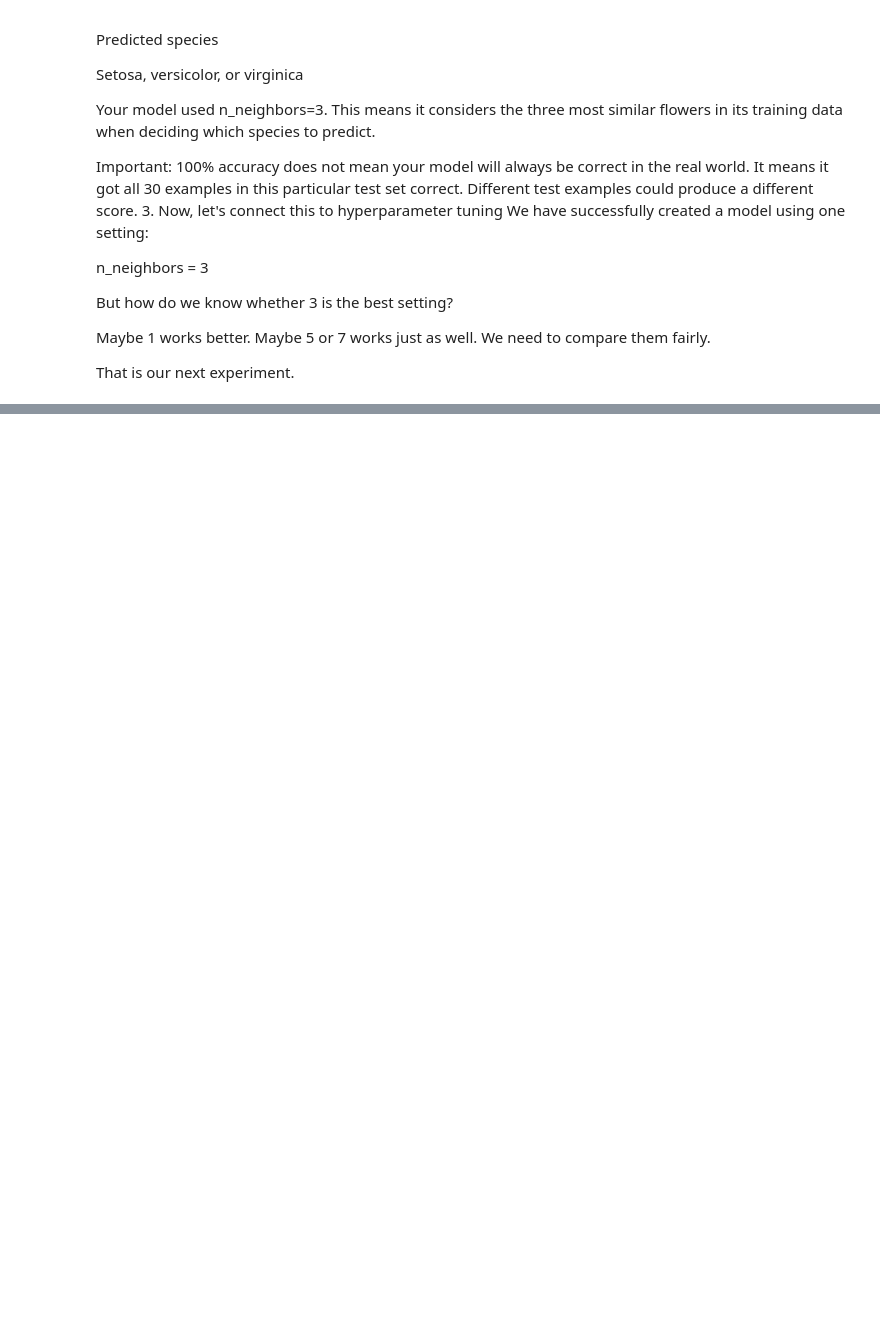
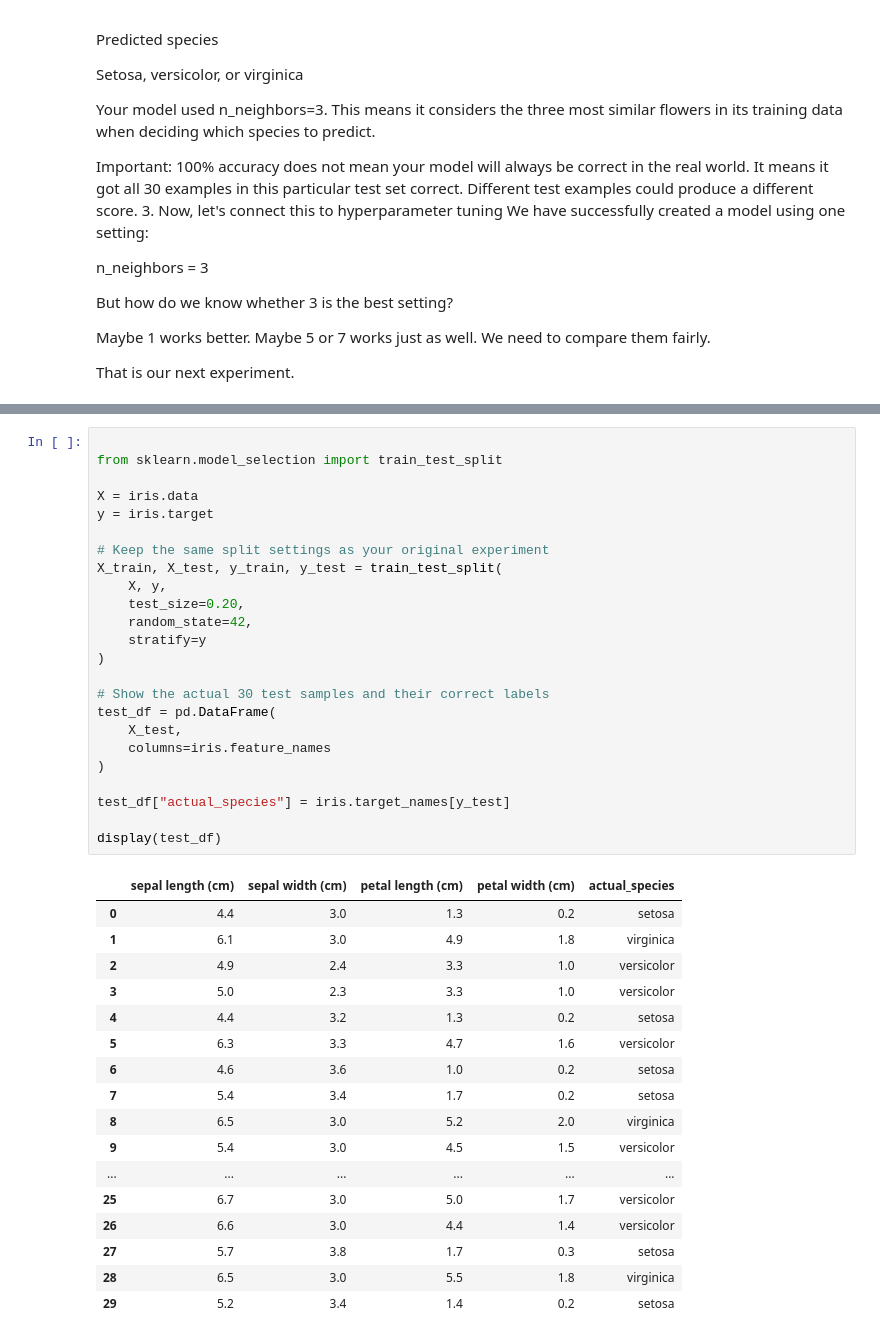
Before and after one commit to RajCodes1996/AIML_ROADMAP_2026, a Jupyter notebook: Main/ML_11_to_18.ipynb, the cells around one changed output, grey strips where cells are left out. Saved outputs shown, nothing was run; the diff lists cells and outputs as text; blank space fills up the shorter version.

```diff
--- a/Main/ML_11_to_18.ipynb
+++ b/Main/ML_11_to_18.ipynb
@@ -1621,0 +1732,42 @@ That is our next experiment.
+# %%
+
+from sklearn.model_selection import train_test_split
+
+X = iris.data
+y = iris.target
+
+# Keep the same split settings as your original experiment
+X_train, X_test, y_train, y_test = train_test_split(
+    X, y,
+    test_size=0.20,
+    random_state=42,
+    stratify=y
+)
+
+# Show the actual 30 test samples and their correct labels
+test_df = pd.DataFrame(
+    X_test,
+    columns=iris.feature_names
+)
+
+test_df["actual_species"] = iris.target_names[y_test]
+
+display(test_df)
+# %% [output]
+|  | sepal length (cm) | sepal width (cm) | petal length (cm) | petal width (cm) | actual_species |
+| 0 | 4.4 | 3.0 | 1.3 | 0.2 | setosa |
+| 1 | 6.1 | 3.0 | 4.9 | 1.8 | virginica |
+| 2 | 4.9 | 2.4 | 3.3 | 1.0 | versicolor |
+| 3 | 5.0 | 2.3 | 3.3 | 1.0 | versicolor |
+| 4 | 4.4 | 3.2 | 1.3 | 0.2 | setosa |
+| 5 | 6.3 | 3.3 | 4.7 | 1.6 | versicolor |
+| 6 | 4.6 | 3.6 | 1.0 | 0.2 | setosa |
+| 7 | 5.4 | 3.4 | 1.7 | 0.2 | setosa |
+| 8 | 6.5 | 3.0 | 5.2 | 2.0 | virginica |
+| 9 | 5.4 | 3.0 | 4.5 | 1.5 | versicolor |
+| ... | ... | ... | ... | ... | ... |
+| 25 | 6.7 | 3.0 | 5.0 | 1.7 | versicolor |
+| 26 | 6.6 | 3.0 | 4.4 | 1.4 | versicolor |
+| 27 | 5.7 | 3.8 | 1.7 | 0.3 | setosa |
+| 28 | 6.5 | 3.0 | 5.5 | 1.8 | virginica |
+| 29 | 5.2 | 3.4 | 1.4 | 0.2 | setosa |
```
Also changed, not shown: parts of 6 cells of this notebook, 1 other file.
